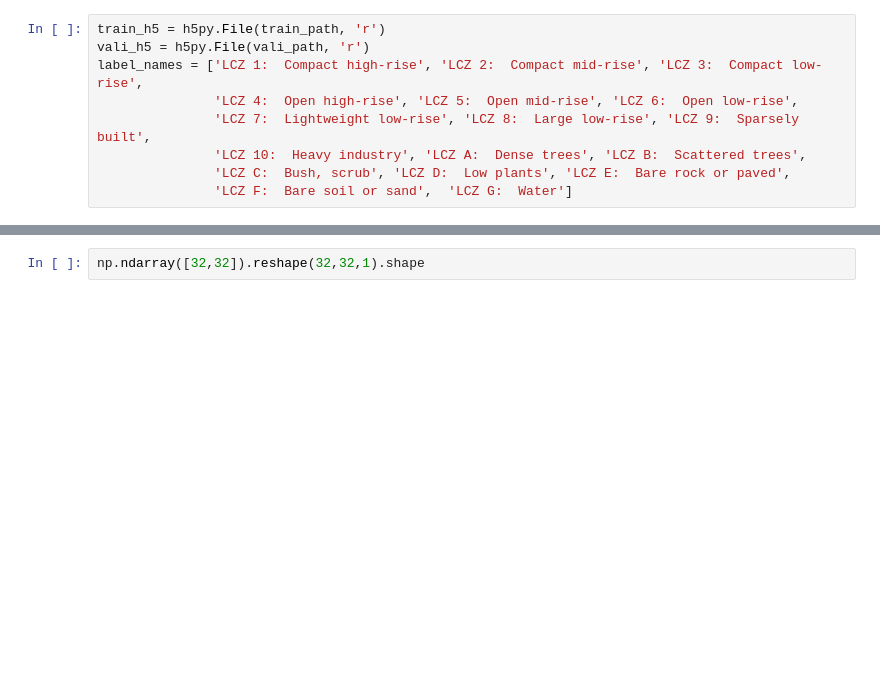
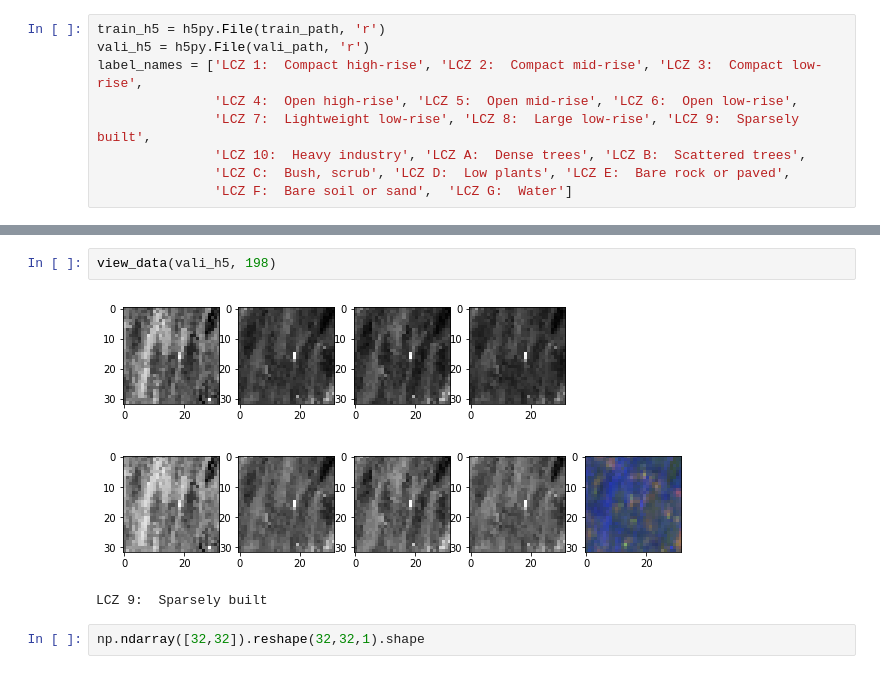
Before and after one commit to eguilg/LCZ, a Jupyter notebook: analyze.ipynb, the cells around one changed output, grey strips where cells are left out. Drawn from its saved outputs; the diff is of its cells as text; blank space fills up the shorter version.

```diff
--- a/analyze.ipynb
+++ b/analyze.ipynb
@@ -89,3 +63,8 @@ LCZ G:  Water
+# %%
+view_data(vali_h5, 198)
+# %% [output]
+[figure, added]
+LCZ 9:  Sparsely built
 # %%
 np.ndarray([32,32]).reshape(32,32,1).shape
 # %% [output]
```
Also changed, not shown: parts of 3 cells of this notebook, 13 other files.
